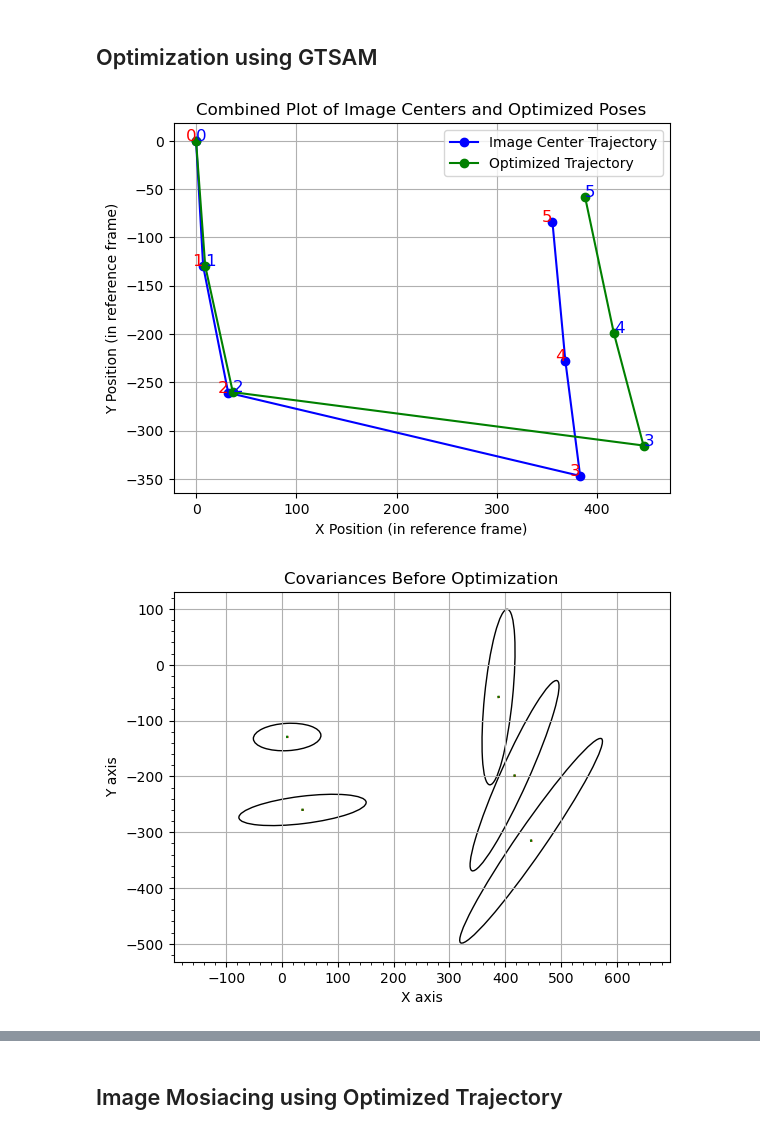
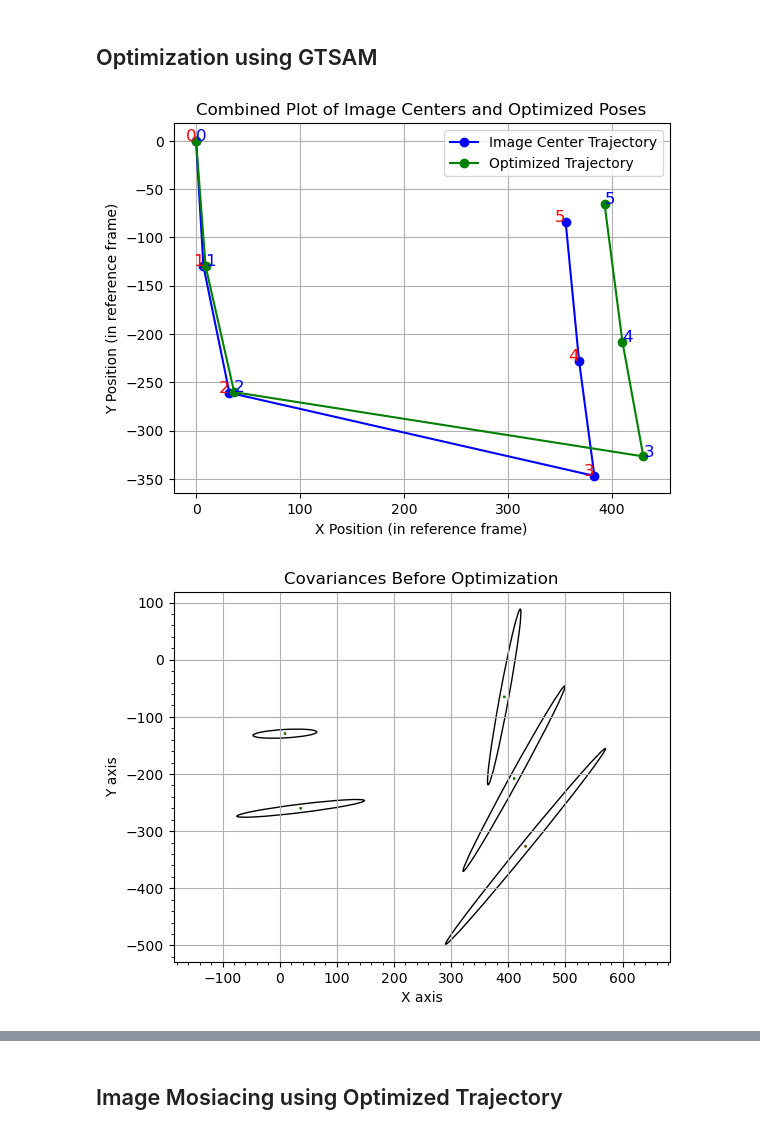
Before and after one commit to KSorte/Autonomous_Field_Robotics, a Jupyter notebook: skerski_dataset_mosaicing_using_gtsam/roman_shipwreck_visual_slam.ipynb, the cells around one changed output, grey strips where cells are left out. Cells and saved outputs as stored; diff of their text form; code cells hidden in the pictures.

```diff
--- a/skerski_dataset_mosaicing_using_gtsam/roman_shipwreck_visual_slam.ipynb
+++ b/skerski_dataset_mosaicing_using_gtsam/roman_shipwreck_visual_slam.ipynb
@@ -52,8 +55,11 @@ A min inliers threshold and a max reprojection error is used to validate propose
 min_inliers = 15
 max_reprojection_error = 5.0
 image_directories = ["six_images"]
-image_mosiacking = im.ImageMosiacking(image_directories, mosaic_name="six_images_stitched", min_inliers=min_inliers,
-                                      max_reprojection_error=max_reprojection_error, link_proposal_distance_factor=2.0)
+image_mosiacking = im.ImageMosiacking(
+    image_directories,
+    min_inliers=min_inliers,
+    max_reprojection_error=max_reprojection_error,
+    link_proposal_distance_factor=2.0)
 
 image_mosiacking.get_images_for_mosaicking()
 # %% [markdown]
@@ -77,17 +83,17 @@ image_mosiacking.plot_all_links()
 ## Optimization using GTSAM
 # %%
 # Initialize optimizer object
-optimizer = gt.GTSAMOptimizer(image_mosiacking_obj=image_mosiacking)
+optimizer = gt.GTSAMOptimizer(image_mosiacking_obj=image_mosiacking, noise_factor=2.0, prior_noise=3.0)
 
 # Build and optimize graph.
 optimizer.build_graph()
 optimizer.optimize_graph()
 
 optimizer.plot_combined_trajectory_and_poses()
 
 # Plot Covariances
 optimizer.plot_covariances("before")
 optimizer.plot_covariances("after")
 # %% [output]
-[figure, old version]
+[figure, new version]
-[figure, old version]
+[figure, new version]
```
Also changed, not shown: parts of 4 cells of this notebook, 3 other files.
